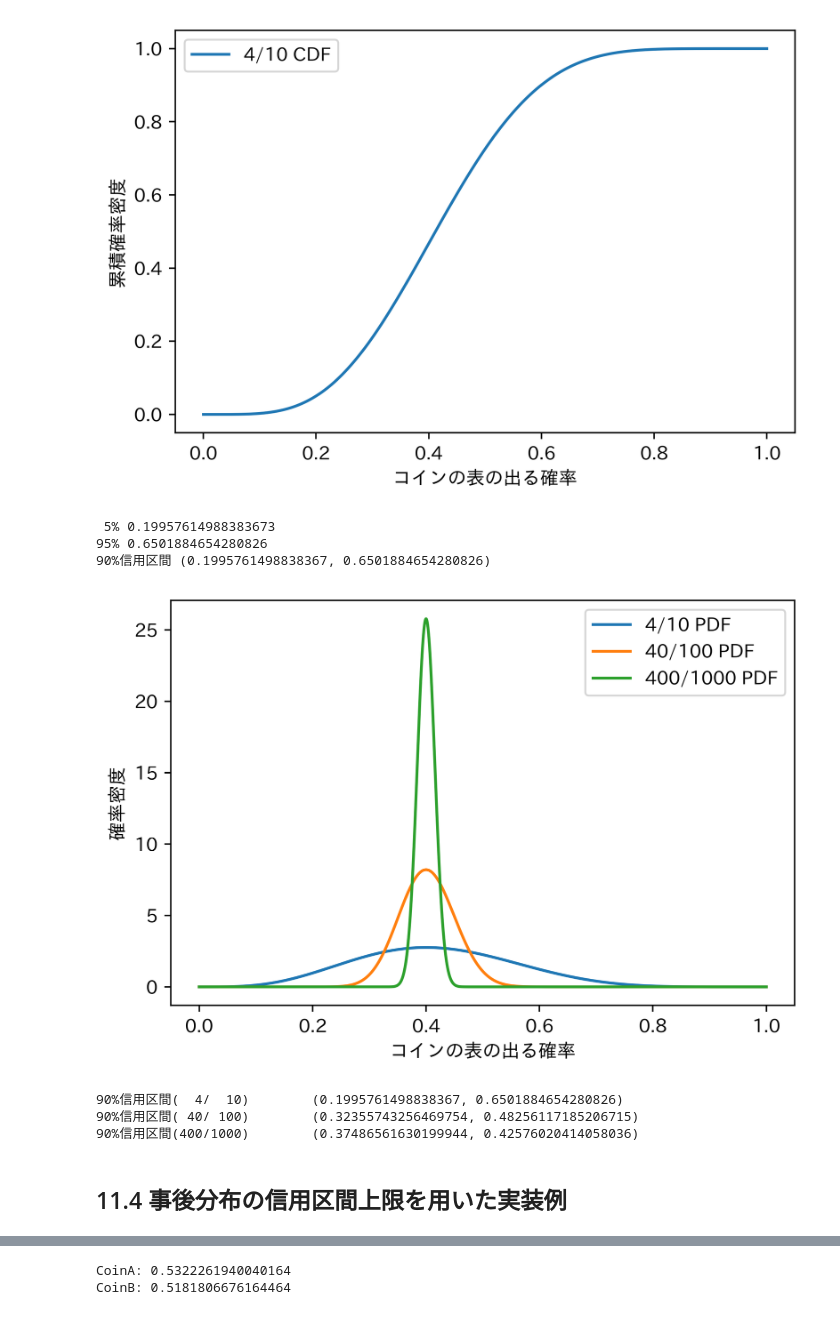
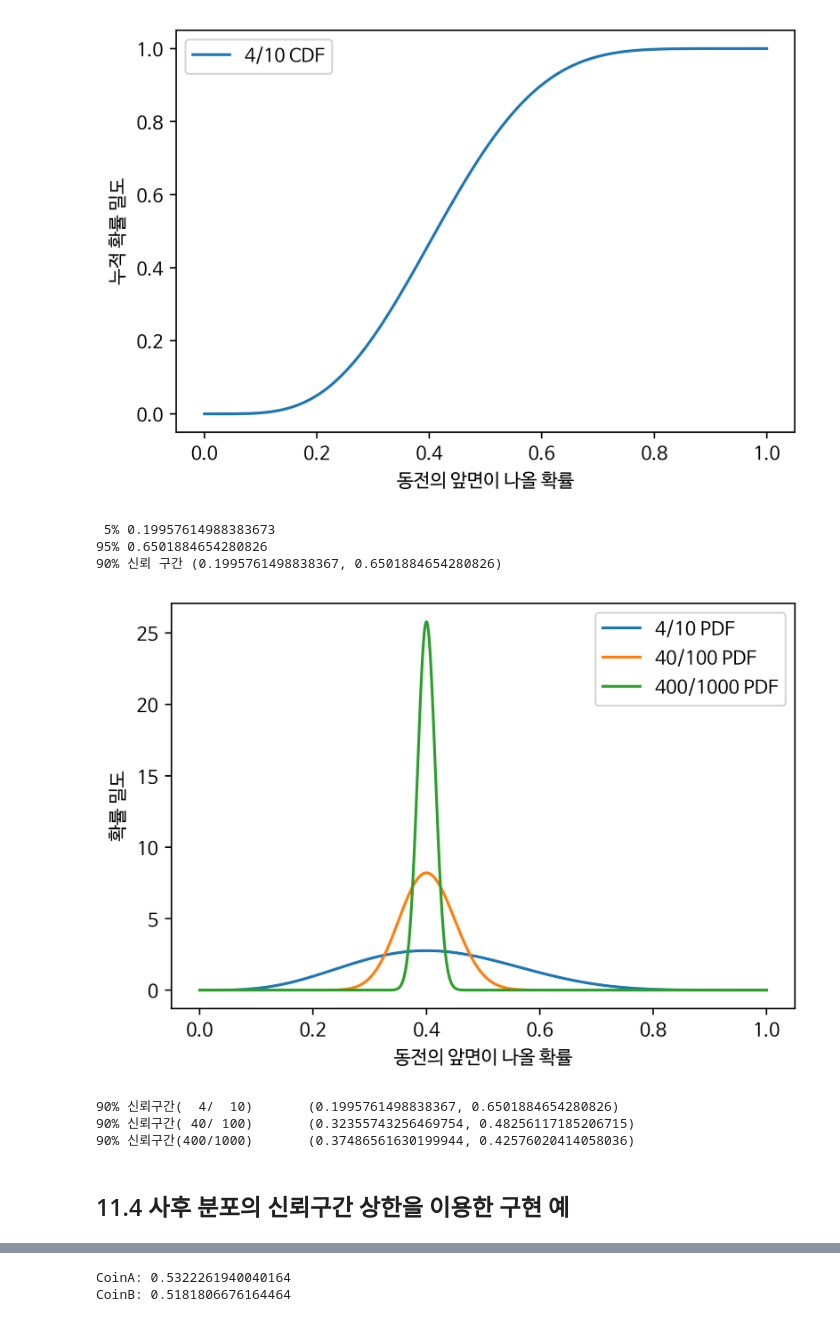
Before and after one commit to oreilly-japan/ml-at-work, a Jupyter notebook: chap11/01_bandit_test.ipynb, the cells around one changed output, grey strips where cells are left out. Cells and saved outputs as stored; diff of their text form; code cells hidden in the pictures.

```diff
--- a/chap11/01_bandit_test.ipynb
+++ b/chap11/01_bandit_test.ipynb
@@ -12,4 +35,4 @@ import numpy as np
 import scipy
 import scipy.stats
 import matplotlib.pyplot as plt
-import japanize_matplotlib
+plt.rc('font', family='NanumBarunGothic')
@@ -61,45 +84,45 @@ plt.show()
 plt.figure(dpi=400)
 plt.plot(x, scipy.stats.beta.cdf(x, a+1, b+1), label="4/10 CDF")
 plt.legend()
-plt.xlabel("コインの表の出る確率")
-plt.ylabel("累積確率密度")
+plt.xlabel("동전의 앞면이 나올 확률")
+plt.ylabel("누적 확률 밀도")
 plt.show()
 # %% [output]
-[figure, old version]
+[figure, new version]
 # %%
 print(" 5%", scipy.stats.beta.ppf(0.05, a + 1, b + 1))
 print("95%", scipy.stats.beta.ppf(0.95, a + 1, b + 1))
-print("90%信用区間", scipy.stats.beta.interval(0.90, a + 1, b + 1))
+print("90% 신뢰 구간", scipy.stats.beta.interval(0.90, a + 1, b + 1))
 # %% [output]
  5% 0.19957614988383673
 95% 0.6501884654280826
-90%信用区間 (0.1995761498838367, 0.6501884654280826)
+90% 신뢰 구간 (0.1995761498838367, 0.6501884654280826)
 # %%
 a1 = 4
 b1 = 10 - a1
 a2 = 40
 b2 = 100 - a2
 a3 = 400
 b3 = 1000 - a3
 x = np.linspace(0, 1, 10000)
 plt.figure(dpi=400)
 plt.plot(x, scipy.stats.beta.pdf(x, a1 + 1, b1 + 1), label="4/10 PDF")
 plt.plot(x, scipy.stats.beta.pdf(x, a2 + 1, b2 + 1), label="40/100 PDF")
 plt.plot(x, scipy.stats.beta.pdf(x, a3 + 1, b3 + 1), label="400/1000 PDF")
 plt.legend()
-plt.xlabel("コインの表の出る確率")
-plt.ylabel("確率密度")
+plt.xlabel("동전의 앞면이 나올 확률")
+plt.ylabel("확률 밀도")
 plt.show()
 # %% [output]
-[figure, old version]
+[figure, new version]
 # %%
-print("90%信用区間(  4/  10)\t", scipy.stats.beta.interval(0.90, a1 + 1, b1 + 1))
-print("90%信用区間( 40/ 100)\t", scipy.stats.beta.interval(0.90, a2 + 1, b2 + 1))
-print("90%信用区間(400/1000)\t", scipy.stats.beta.interval(0.90, a3 + 1, b3 + 1))
+print("90% 신뢰구간(  4/  10)\t", scipy.stats.beta.interval(0.90, a1 + 1, b1 + 1))
+print("90% 신뢰구간( 40/ 100)\t", scipy.stats.beta.interval(0.90, a2 + 1, b2 + 1))
+print("90% 신뢰구간(400/1000)\t", scipy.stats.beta.interval(0.90, a3 + 1, b3 + 1))
 # %% [output]
-90%信用区間(  4/  10)        (0.1995761498838367, 0.6501884654280826)
-90%信用区間( 40/ 100)        (0.32355743256469754, 0.48256117185206715)
-90%信用区間(400/1000)        (0.37486561630199944, 0.42576020414058036)
+90% 신뢰구간(  4/  10)       (0.1995761498838367, 0.6501884654280826)
+90% 신뢰구간( 40/ 100)       (0.32355743256469754, 0.48256117185206715)
+90% 신뢰구간(400/1000)       (0.37486561630199944, 0.42576020414058036)
-# %% [markdown]
-## 11.4 事後分布の信用区間上限を用いた実装例
+# %% [markdown]
+## 11.4 사후 분포의 신뢰구간 상한을 이용한 구현 예
 # %%
```
Also changed, not shown: parts of 20 cells of this notebook, 9 other files.
